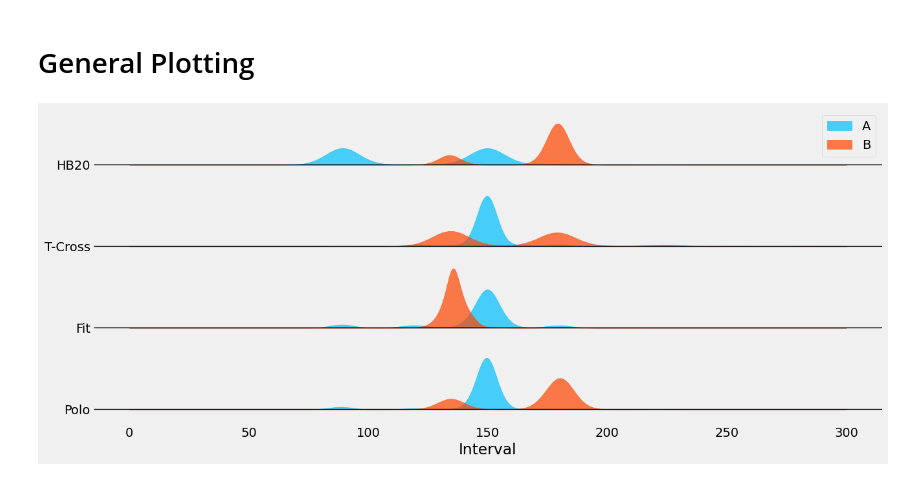
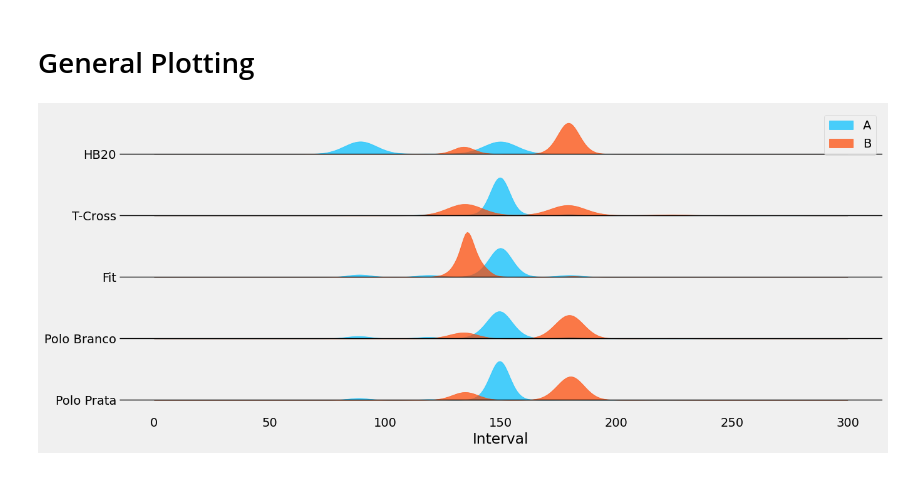
Before and after one commit to conect2ai/SBRC2025-App2Car, a Jupyter notebook: notebooks/debug.ipynb, the cells around one changed output. Saved outputs shown, nothing was run; the diff lists cells and outputs as text; code cells hidden in the pictures.

Commit message:
added other polo car

```diff
--- a/notebooks/debug.ipynb
+++ b/notebooks/debug.ipynb
@@ -36,9 +36,9 @@ for car in os.listdir(DATA_PATH):
 # %% [markdown]
 ### OBD A
 # %%
-polo_a = datasets["polo"]["A"]["debug"]
+polo_prata_a = datasets["polo_prata"]["A"]["debug"]
 
-polo_a.head(10)
+polo_prata_a.head(10)
 # %% [output]
 |  | Timestamp | CommandSent | Response | Interval | CommandsCount | ResponsesCount | Failed |
 | 0 | 1739464440307 | speed | 0.0 | 513 | 1 | 1 | 0 |
@@ -78,9 +78,9 @@ Name: Interval, dtype: float64
 # %% [markdown]
 ### OBD B
 # %%
-polo_b = datasets["polo"]["B"]["debug"]
+polo_prata_b = datasets["polo_prata"]["B"]["debug"]
 
-polo_b.head(10)
+polo_prata_b.head(10)
 # %% [output]
 |  | Timestamp | CommandSent | Response | Interval | CommandsCount | ResponsesCount | Failed |
 | 0 | 1739460036051 | speed | 0.0 | 257 | 1 | 1 | 0 |
@@ -141,0 +146,4 @@ plt.show()
+# %%
+polo_branco_a = datasets["polo_branco"]["A"]["debug"]
+
+polo_branco_a.head(10)
@@ -141,0 +188,4 @@ plt.show()
+# %%
+polo_branco_b = datasets["polo_branco"]["B"]["debug"]
+
+polo_branco_b.head(10)
@@ -466,8 +574,10 @@ plt.show()
 # %% [markdown]
 # General Plotting
 # %%
-polo_a = {"Interval": polo_a["Interval"]}
-polo_b = {"Interval": polo_b["Interval"]}
+polo_prata_a = {"Interval": polo_prata_a["Interval"]}
+polo_prata_b = {"Interval": polo_prata_b["Interval"]}
+polo_branco_a = {"Interval": polo_branco_a["Interval"]}
+polo_branco_b = {"Interval": polo_branco_b["Interval"]}
 fit_a = {"Interval": fit_a["Interval"]}
 fit_b = {"Interval": fit_b["Interval"]}
 tcross_a = {"Interval": tcross_a["Interval"]}
@@ -479,39 +589,46 @@ hb20_b = {"Interval": hb20_b["Interval"]}
 
 # cars = ["Polo", "Fit", "T-Cross", "Fastback"]
 # cars = ["Polo", "Fit", "T-Cross"]
-cars = ["Polo", "Fit", "T-Cross", "HB20"]
+cars = [
+    "Polo Prata",
+    "Polo Branco",
+    "Fit",
+    "T-Cross",
+    "HB20"
+]
 samples = [
-    [polo_a["Interval"], polo_b["Interval"]],
+    [polo_prata_a["Interval"], polo_prata_b["Interval"]],
+    [polo_branco_a["Interval"], polo_branco_b["Interval"]],
     [fit_a["Interval"], fit_b["Interval"]],
     [tcross_a["Interval"], tcross_b["Interval"]],
     [hb20_a["Interval"], hb20_b["Interval"]],
     # [fastback_a["Interval"], fastback_b["Interval"]],
 ]
 
 colors = ['deepskyblue', 'orangered']
 
 plt.figure(figsize=(14, 6))
 
 x_vals = np.linspace(0, 300, 400)
 
 for i, car_samples in enumerate(samples):
     offset = i * 2
 
     for j, sample in enumerate(car_samples):
         kde = stats.gaussian_kde(sample, bw_method=0.2)
         density = kde(x_vals) * 15
 
         plt.fill_between(x_vals, density + offset, offset, color=colors[j % 2], alpha=0.7)
 
     plt.axhline(y=offset, color='black', linewidth=1)
 
 plt.yticks([i * 2 for i in range(len(cars))], cars)
 plt.grid(False)
 plt.box(False)
 
 plt.xlabel("Interval")
 plt.legend(["A", "B"], loc="upper right")
 
 plt.show()
 # %% [output]
-[figure, old version]
+[figure, new version]
```
Also changed, not shown: parts of 17 cells of this notebook, 1 other file.
